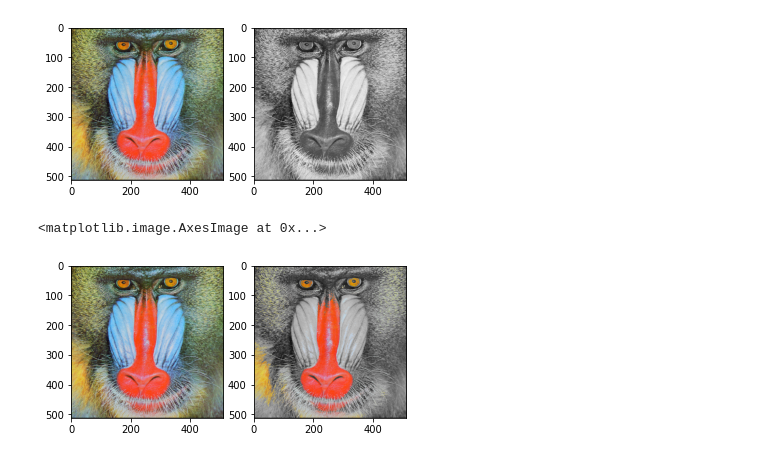
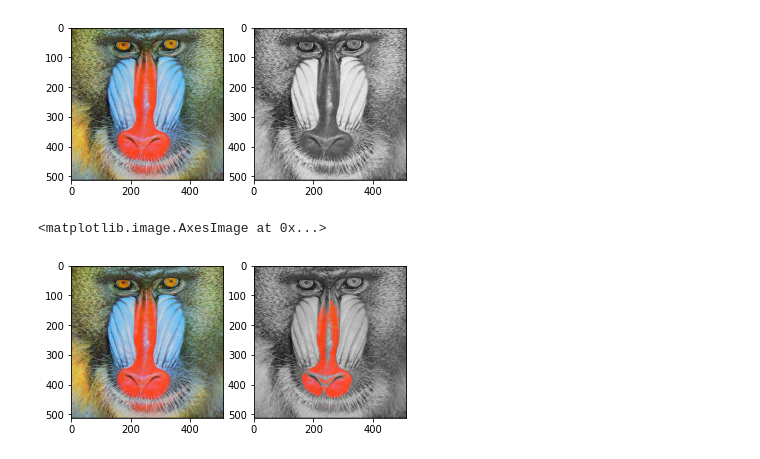
Before and after one commit to wahyufajar879/PCVK_Genap_2023, a Jupyter notebook: Week3.ipynb, the cells around one changed output. Cells and saved outputs as stored; diff of their text form; code cells hidden in the pictures.

```diff
--- a/Week3.ipynb
+++ b/Week3.ipynb
@@ -145,26 +147,26 @@ ax[1].imshow(gray_image_lum, cmap='gray')
 # %%
 # Tugas 4
 
 img_4 = cv.imread('/content/drive/MyDrive/PCVK/Week3/mandrill.tiff')
-ret, mask = cv.threshold(img_4[:,:,2], 180, 255, cv.THRESH_BINARY)
+ret, mask = cv.threshold(img_4[:,:,2], 230, 255, cv.THRESH_BINARY)
 
 mask3 = np.zeros_like(img_4)
 mask3[:,:,0] = mask
 mask3[:,:,1] = mask
 mask3[:,:,2] = mask
 
 red = cv.bitwise_and(img_rgb, mask3)
 
 gray = cv.cvtColor(img_4, cv.COLOR_BGR2GRAY)
 img_4 = cv.cvtColor(gray, cv.COLOR_GRAY2BGR)
 
 gray = cv.bitwise_and(img_4, 255 - mask3)
 
 out = gray + red
 
 fig, ax = plt.subplots(1,2)
 ax[0].imshow(img_rgb)
 ax[1].imshow(out, cmap='gray')
 # %% [output]
 <matplotlib.image.AxesImage at 0x...>
-[figure, old version]
+[figure, new version]
```
Also changed, not shown: parts of 1 cell of this notebook.
